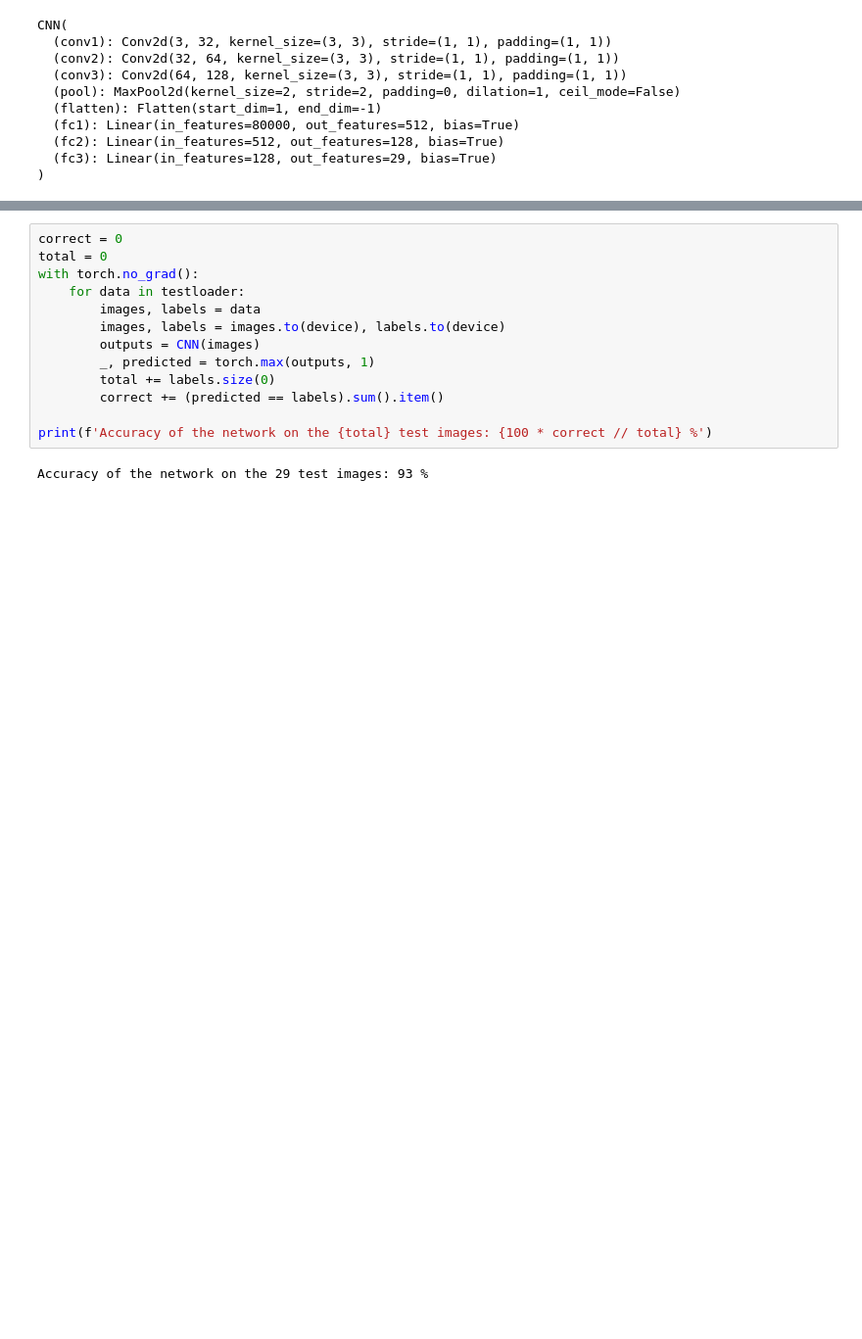
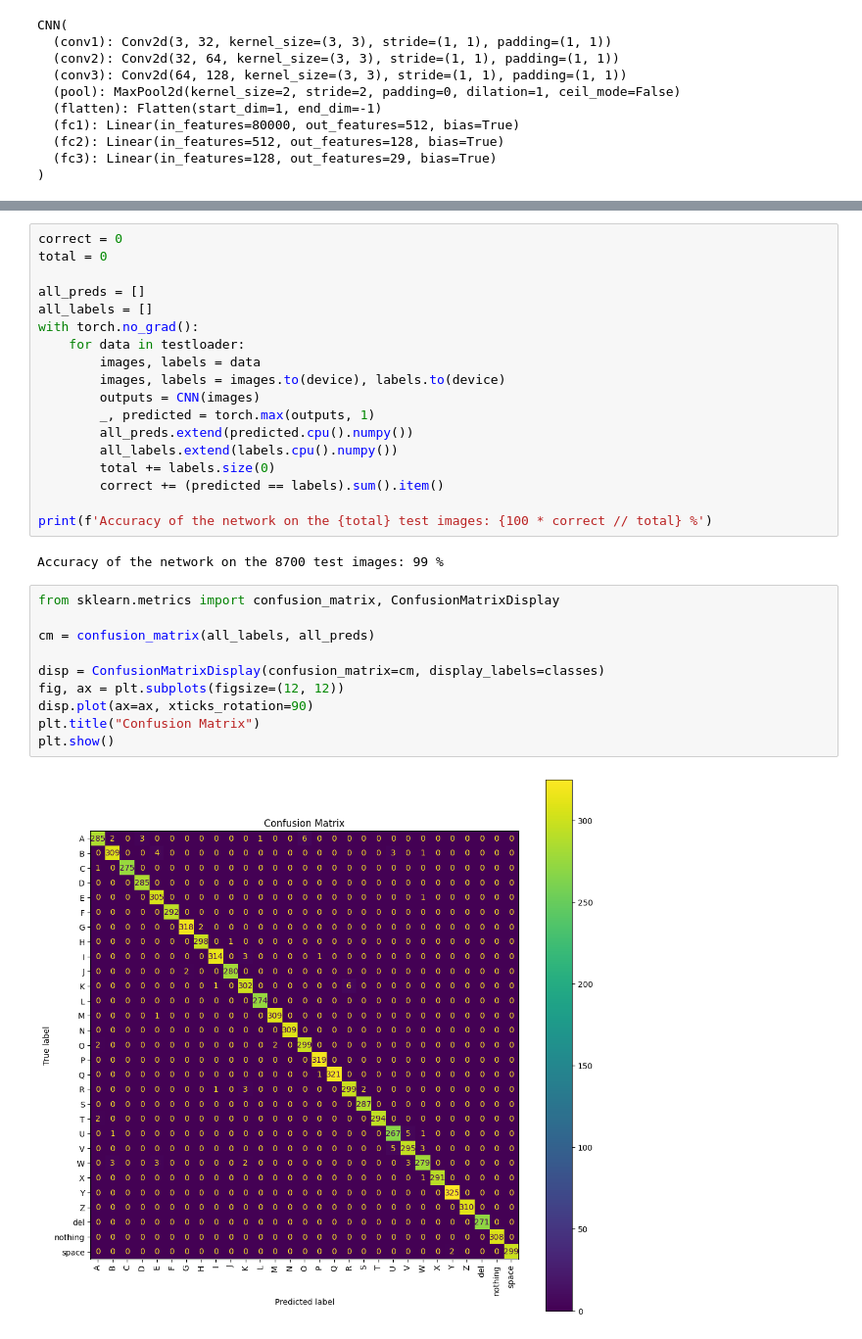
Before and after one commit to maxethan2/DeepLearning, a Jupyter notebook: Project/ASL_CNN.ipynb, the cells around one changed output, grey strips where cells are left out. Shown: that part at 98% size. Cells and saved outputs as stored; diff of their text form; blank space fills up the shorter version.

```diff
--- a/Project/ASL_CNN.ipynb
+++ b/Project/ASL_CNN.ipynb
@@ -196,15 +243,32 @@ Predicted:  L     J     D     nothing V     G     Z     E
 # %%
 correct = 0
 total = 0
+
+all_preds = []
+all_labels = []
 with torch.no_grad():
     for data in testloader:
         images, labels = data
         images, labels = images.to(device), labels.to(device)
         outputs = CNN(images)
         _, predicted = torch.max(outputs, 1)
+        all_preds.extend(predicted.cpu().numpy())
+        all_labels.extend(labels.cpu().numpy())
         total += labels.size(0)
         correct += (predicted == labels).sum().item()
 
 print(f'Accuracy of the network on the {total} test images: {100 * correct // total} %')
 # %% [output]
-Accuracy of the network on the 29 test images: 93 %
+Accuracy of the network on the 8700 test images: 99 %
+# %%
+from sklearn.metrics import confusion_matrix, ConfusionMatrixDisplay
+
+cm = confusion_matrix(all_labels, all_preds)
+
+disp = ConfusionMatrixDisplay(confusion_matrix=cm, display_labels=classes)
+fig, ax = plt.subplots(figsize=(12, 12))
+disp.plot(ax=ax, xticks_rotation=90)
+plt.title("Confusion Matrix")
+plt.show()
+# %% [output]
+[figure, added]
```
Also changed, not shown: parts of 8 cells of this notebook, 1 other file.
